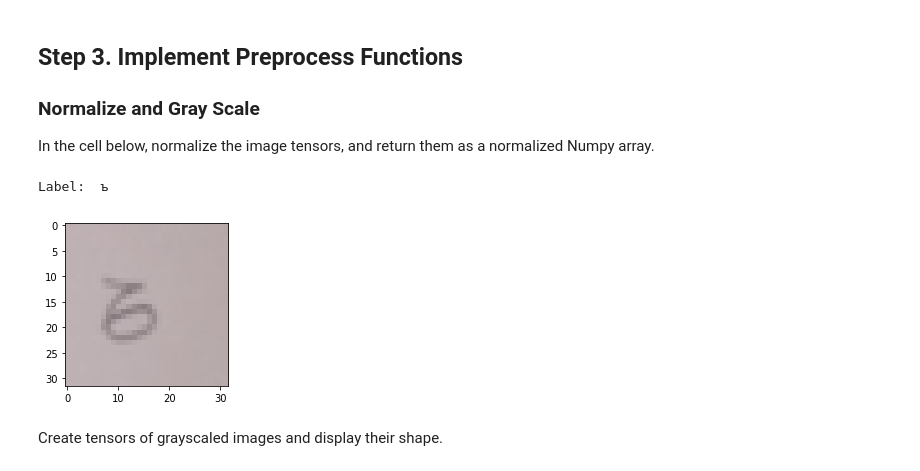
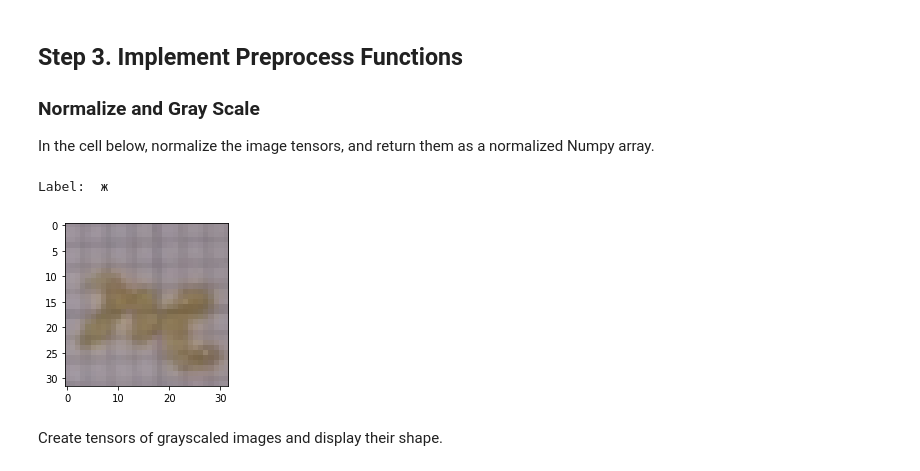
Before and after one commit to OlgaBelitskaya/deep_learning_projects, a Jupyter notebook: DL_PP2/DL_PP2_Solutions_V2.ipynb, the cells around one changed output. Drawn from its saved outputs; the diff is of its cells as text; code cells hidden in the pictures.

```diff
--- a/DL_PP2/DL_PP2_Solutions_V2.ipynb
+++ b/DL_PP2/DL_PP2_Solutions_V2.ipynb
@@ -231,12 +231,12 @@ tensors = tensors.astype('float32')/255
 # %%
 hide_code
 # Read and display a tensor using Matplotlib
-print('Label: ', letters[5000])
+print('Label: ', letters[7500])
 plt.figure(figsize=(3,3))
-plt.imshow(tensors[5000]);
+plt.imshow(tensors[7500]);
 # %% [output]
-Label:  ъ
+Label:  ж
-[figure, old version]
+[figure, new version]
 # %% [markdown]
 Create tensors of grayscaled images and display their shape.
 # %%
```
Also changed, not shown: parts of 29 cells of this notebook.
